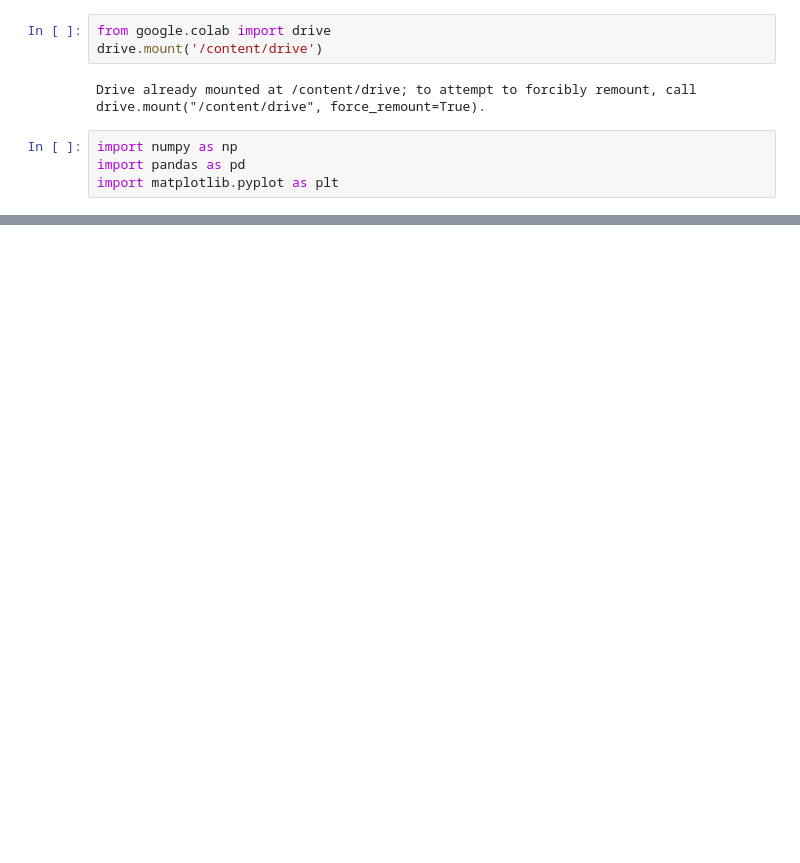
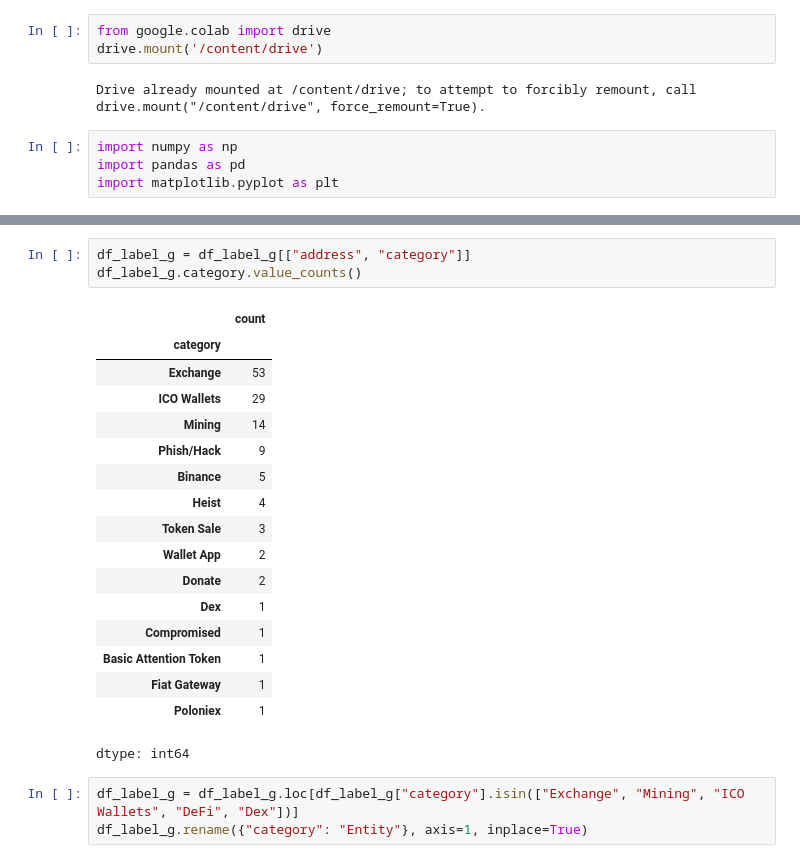
Before and after one commit to shazzad-hasan/ethereum-addresses-space-clustering, a Jupyter notebook: data_preprocessing.ipynb, the cells around one changed output, grey strips where cells are left out. Cells and saved outputs as stored; diff of their text form; blank space fills up the shorter version.

```diff
--- a/data_preprocessing.ipynb
+++ b/data_preprocessing.ipynb
@@ -74,0 +122,24 @@ memory usage: 299.2+ KB
+# %%
+df_label_g = df_label_g[["address", "category"]]
+df_label_g.category.value_counts()
+# %% [output]
+|  | count |
+| category |  |
+| Exchange | 53 |
+| ICO Wallets | 29 |
+| Mining | 14 |
+| Phish/Hack | 9 |
+| Binance | 5 |
+| Heist | 4 |
+| Token Sale | 3 |
+| Wallet App | 2 |
+| Donate | 2 |
+| Dex | 1 |
+| Compromised | 1 |
+| Basic Attention Token | 1 |
+| Fiat Gateway | 1 |
+| Poloniex | 1 |
+dtype: int64
+# %%
+df_label_g = df_label_g.loc[df_label_g["category"].isin(["Exchange", "Mining", "ICO Wallets", "DeFi", "Dex"])]
+df_label_g.rename({"category": "Entity"}, axis=1, inplace=True)
```
Also changed, not shown: parts of 19 cells of this notebook.
